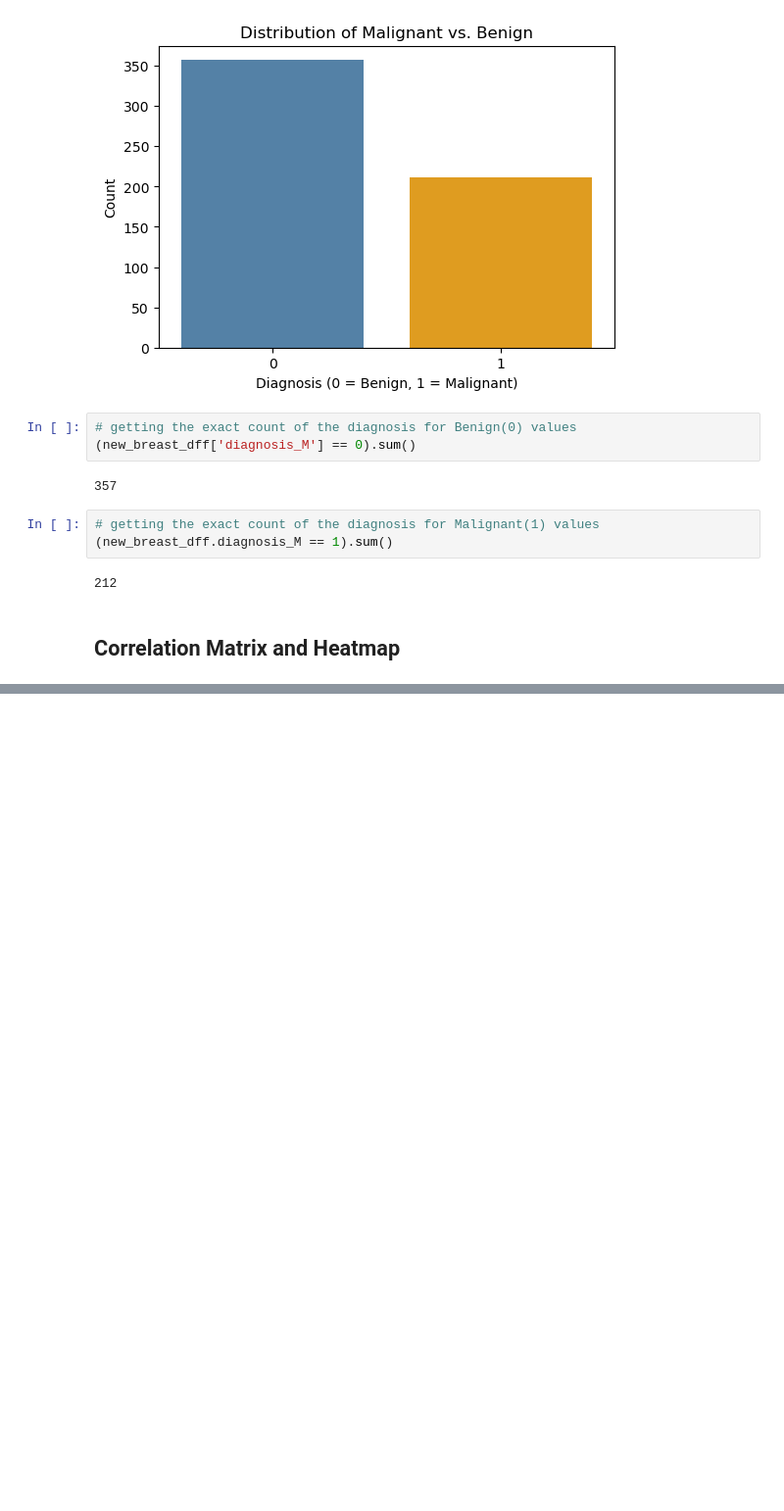
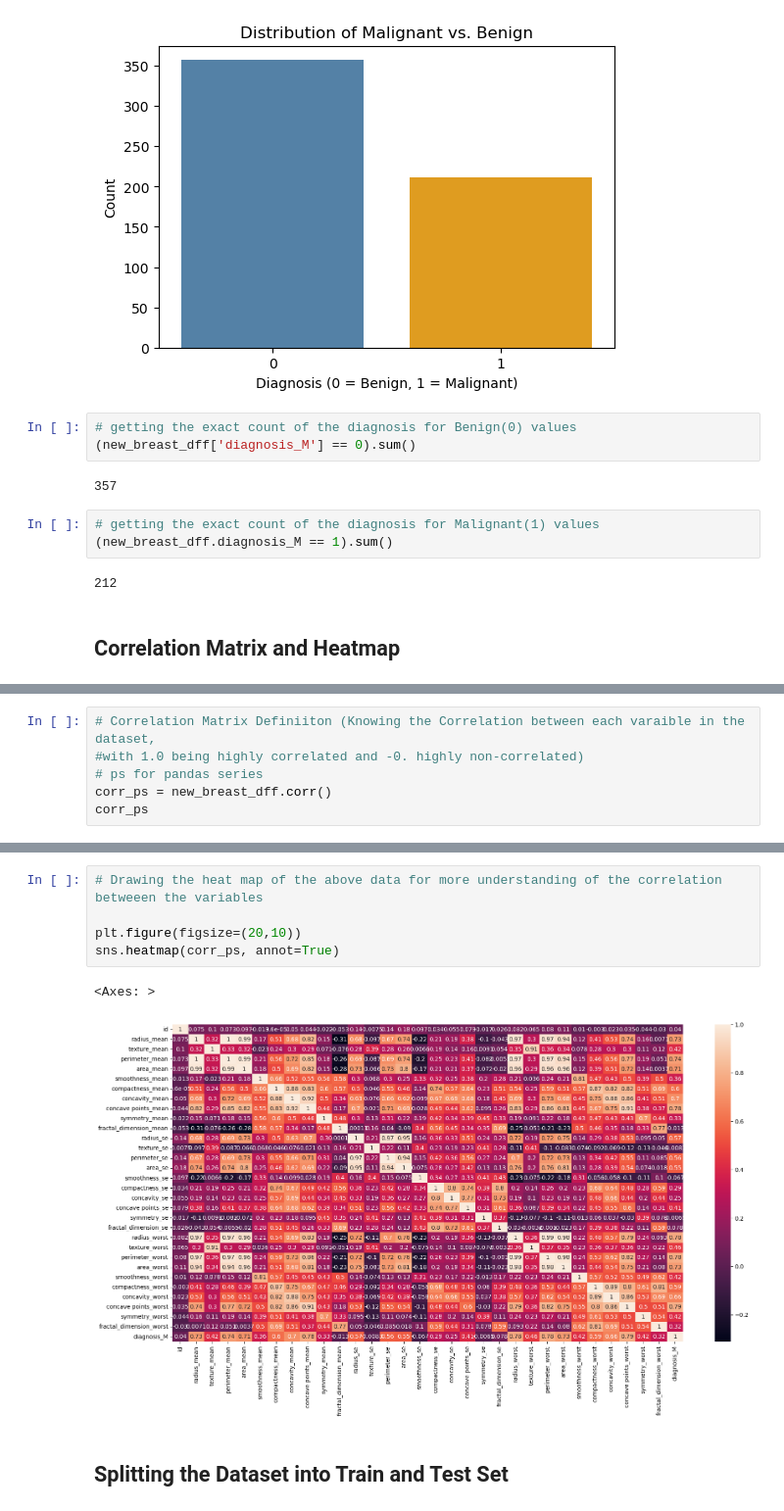
Before and after one commit to Dtanar/Breast-Cancer-Diagnosis, a Jupyter notebook: Breast Cancer Diagnosis.ipynb, the cells around one changed output, grey strips where cells are left out. Shown at 98% size. Saved outputs shown, nothing was run; the diff lists cells and outputs as text; blank space fills up the shorter version.

```diff
--- a/Breast Cancer Diagnosis.ipynb
+++ b/Breast Cancer Diagnosis.ipynb
@@ -187,0 +236,6 @@ plt.show()
+# %%
+# Correlation Matrix Definiiton (Knowing the Correlation between each varaible in the dataset,
+#with 1.0 being highly correlated and -0. highly non-correlated)
+# ps for pandas series
+corr_ps = new_breast_dff.corr()
+corr_ps
@@ -187,0 +261,10 @@ plt.show()
+# %%
+# Drawing the heat map of the above data for more understanding of the correlation betweeen the variables
+
+plt.figure(figsize=(20,10))
+sns.heatmap(corr_ps, annot=True)
+# %% [output]
+<Axes: >
+[figure, added]
+# %% [markdown]
+## Splitting the Dataset into Train and Test Set
```
Also changed, not shown: parts of 4 cells of this notebook.
